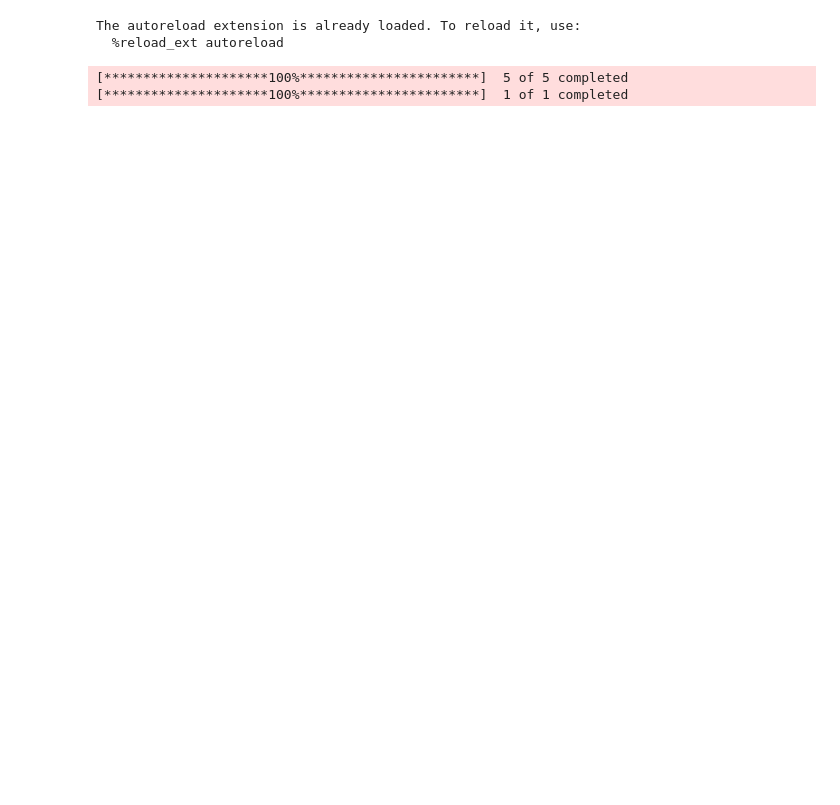
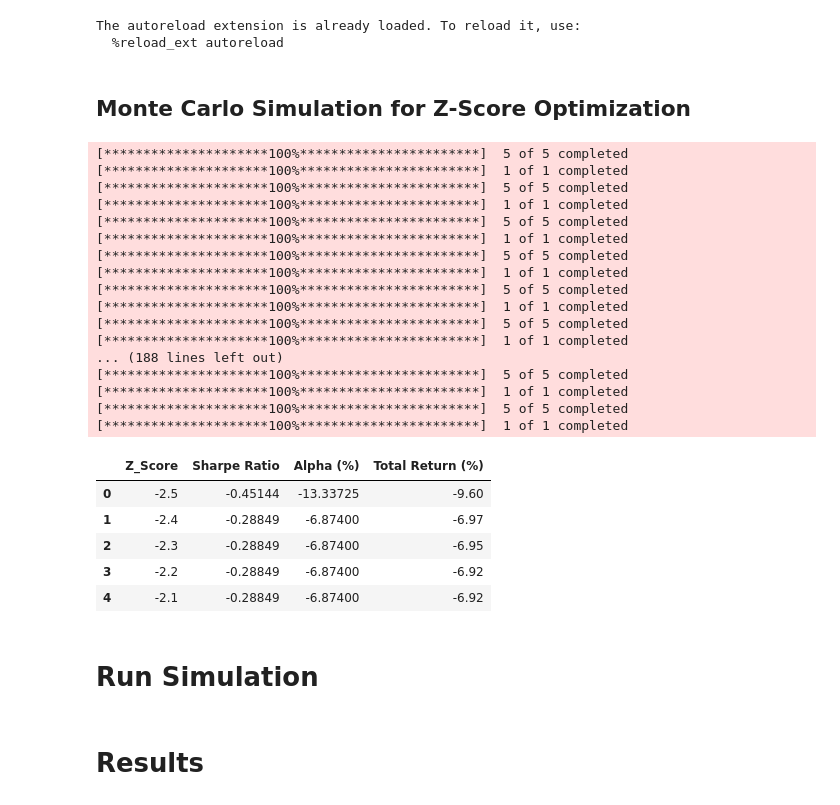
Before and after one commit to massey007/pairs_trading_algo, a Jupyter notebook: Notebooks/Pairs Trading (backtest).ipynb, the cells around one changed output. Drawn from its saved outputs; the diff is of its cells as text; code cells hidden in the pictures; blank space fills up the shorter version.

Commit message:
Optimizing the z-score

```diff
--- a/Notebooks/Pairs Trading (backtest).ipynb
+++ b/Notebooks/Pairs Trading (backtest).ipynb
@@ -15,8 +13,62 @@ The autoreload extension is already loaded. To reload it, use:
 tickers = ['GOOGL', 'NVDA', 'MSFT', 'META', 'TSLA']
 years = 170/365
-# %%
-loader = DataLoader(years)
-loader.market_data(years, tickers)
-# %% [output]
-[*********************100%***********************]  5 of 5 completed
-[*********************100%***********************]  1 of 1 completed
+# %% [markdown]
+## Monte Carlo Simulation for Z-Score Optimization
+# %%
+%%capture
+
+# Initialize the z-scores to test
+z_scores_to_test = np.arange(-2.5, 2.6, 0.1)
+
+simulation_results = []
+
+for z in z_scores_to_test:
+    try:
+        # Initialize backtester with current z-score
+        backtester_sim = PairsBacktest(years, tickers, lookback_window=20, entry_z=z)
+
+        # Run the backtest and compute metrics
+        metrics = backtester_sim.compute_metrics()
+
+        # Extract relevant metrics
+        sharpe_ratio = float(metrics[metrics['Metric'] == 'Sharpe Ratio']['Value'].iloc[0])
+        alpha_str = metrics[metrics['Metric'] == 'Alpha']['Value'].iloc[0]
+        alpha = float(alpha_str.replace('%', ''))  # Convert percentage string to float
+        total_return_str = metrics[metrics['Metric'] == 'Total Return']['Value'].iloc[0]
+        total_return = float(total_return_str.replace('%', '')) # Convert percentage string to float
+
+        simulation_results.append({
+            'Z_Score': z,
+            'Sharpe Ratio': sharpe_ratio,
+            'Alpha (%)': alpha,
+            'Total Return (%)': total_return
+        })
+    except Exception as e:
+        print(f"Skipping Z-Score {z} due to error: {e}")
+        continue
+
+simulation_df = pd.DataFrame(simulation_results)
+# %% [output]
+[*********************100%***********************]  5 of 5 completed
+[*********************100%***********************]  1 of 1 completed
+[*********************100%***********************]  5 of 5 completed
+[*********************100%***********************]  1 of 1 completed
+[*********************100%***********************]  5 of 5 completed
+[*********************100%***********************]  1 of 1 completed
+[*********************100%***********************]  5 of 5 completed
+[*********************100%***********************]  1 of 1 completed
+[*********************100%***********************]  5 of 5 completed
+[*********************100%***********************]  1 of 1 completed
+[*********************100%***********************]  5 of 5 completed
+[*********************100%***********************]  1 of 1 completed
+... (188 lines left out)
+[*********************100%***********************]  5 of 5 completed
+[*********************100%***********************]  1 of 1 completed
+[*********************100%***********************]  5 of 5 completed
+[*********************100%***********************]  1 of 1 completed
+|  | Z_Score | Sharpe Ratio | Alpha (%) | Total Return (%) |
+| 0 | -2.5 | -0.45144 | -13.33725 | -9.60 |
+| 1 | -2.4 | -0.28849 | -6.87400 | -6.97 |
+| 2 | -2.3 | -0.28849 | -6.87400 | -6.95 |
+| 3 | -2.2 | -0.28849 | -6.87400 | -6.92 |
+| 4 | -2.1 | -0.28849 | -6.87400 | -6.92 |
@@ -23,2 +78,4 @@ loader.market_data(years, tickers)
+# %% [markdown]
+# Run Simulation
 # %%
 %%capture
@@ -28,4 +85,6 @@ backtester = PairsBacktest(years, tickers, lookback_window=20, entry_z=-0.1)
 ticker_a = loader.ticker_a
 ticker_b = loader.ticker_b
 results = backtester.compute_metrics()
+# %% [markdown]
+# Results
 # %%
```
Also changed, not shown: parts of 7 cells of this notebook, 1 other file.
